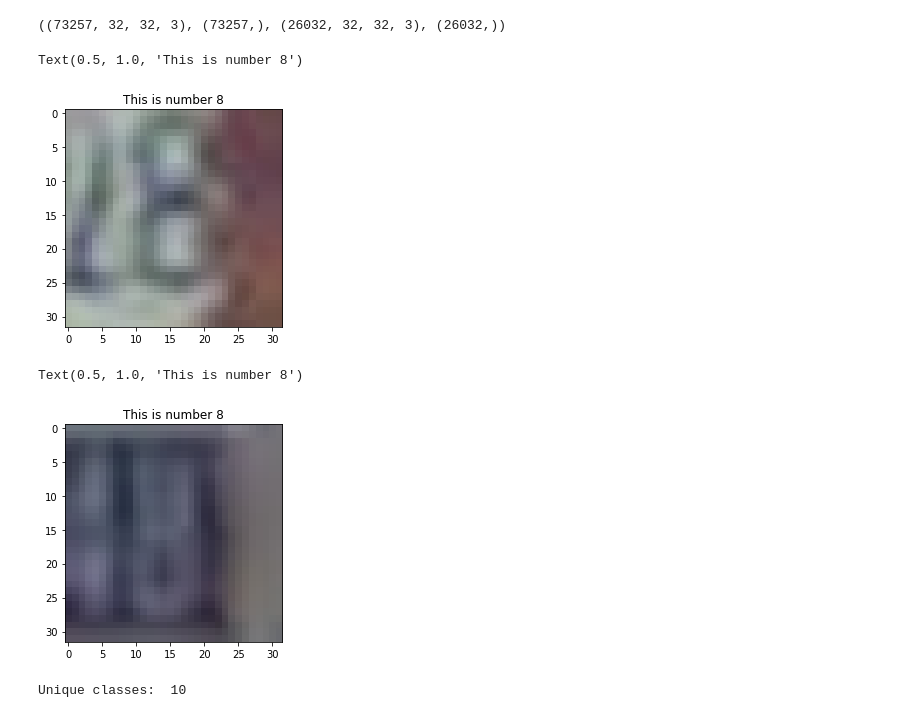
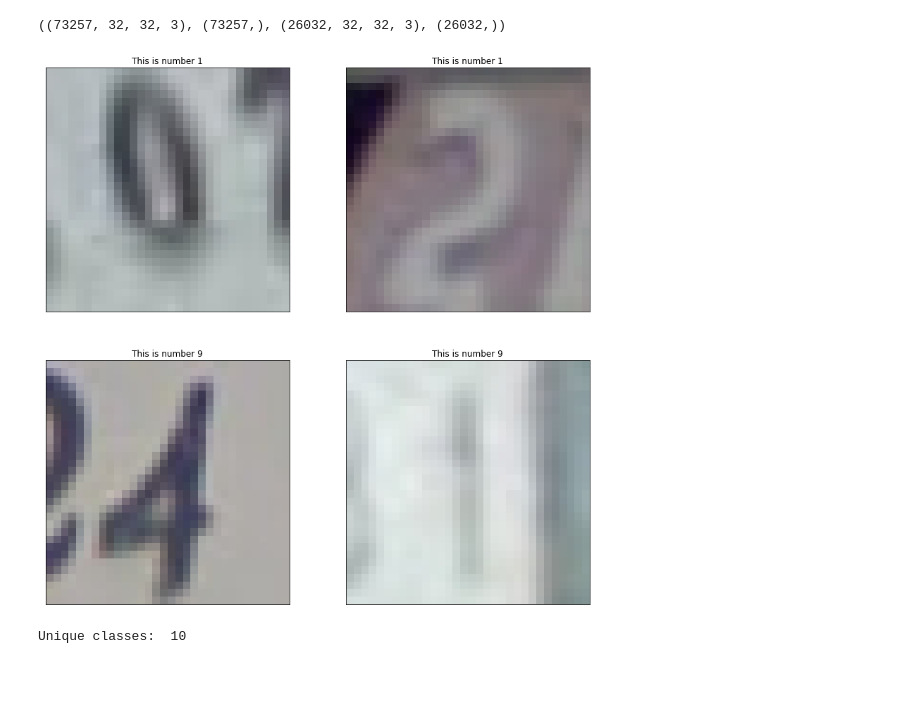
Before and after one commit to barnabasp/ML_Course, a Jupyter notebook: bporfy_lab_10_cnn.ipynb, the cells around one changed output. Drawn from its saved outputs; the diff is of its cells as text; code cells hidden in the pictures; blank space fills up the shorter version.

Commit message:
5/5 almost done, need some changes to the plots

```diff
--- a/bporfy_lab_10_cnn.ipynb
+++ b/bporfy_lab_10_cnn.ipynb
@@ -92,24 +91,27 @@ x_test /= 255
 # %%
-#x_train = X_train.reshape(73257, 32*32*3)/255
-#x_test = X_test.reshape(26032, 32*32*3)/255
+x_train = X_train.reshape(73257, 32, 32, 3)/255
+x_test = X_test.reshape(26032, 32, 32, 3)/255
 # %% [markdown]
 Shapes of the sets in order: input train, output train, input test, output test
 # %%
 x_train.shape, y_train.shape, x_test.shape, y_test.shape
 # %% [output]
 ((73257, 32, 32, 3), (73257,), (26032, 32, 32, 3), (26032,))
-# %%
-plt.imshow(x_train[19].reshape(32,32,3))
-plt.title('This is number %i'%y_train[19])
-# %% [output]
-Text(0.5, 1.0, 'This is number 8')
-[figure, removed]
-# %%
-plt.imshow(x_train[727].reshape(32,32,3))
-plt.title('This is number %i'%y_train[727])
-# %% [output]
-Text(0.5, 1.0, 'This is number 8')
-[figure, removed]
+# %%
+idx = [x for x in range(len(x_train))] #load up the indices , maybe not the best
+random.shuffle(idx)
+nrows, ncols =2, 2
+fig, ax = plt.subplots(nrows,ncols,figsize=(14,14))
+for i in range(ncols):
+    for j in range(nrows):
+        idxs = idx[i+j*ncols]
+        image = x_train[idxs].reshape(32,32,3)
+        ax[i,j].imshow(image)
+        ax[i,j].set_title('This is number %i'%y_train[i])
+        ax[i,j].set_xticks([])
+        ax[i,j].set_yticks([])
+# %% [output]
+[figure, added]
 # %%
 print("Unique classes: ", len(np.unique(y_test)))
 # %% [output]
```
Also changed, not shown: parts of 34 cells of this notebook.
